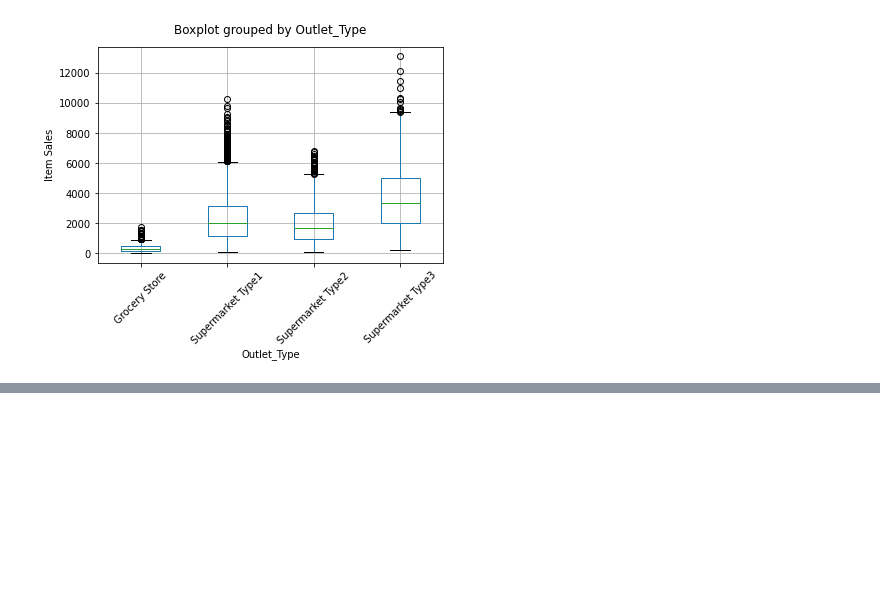
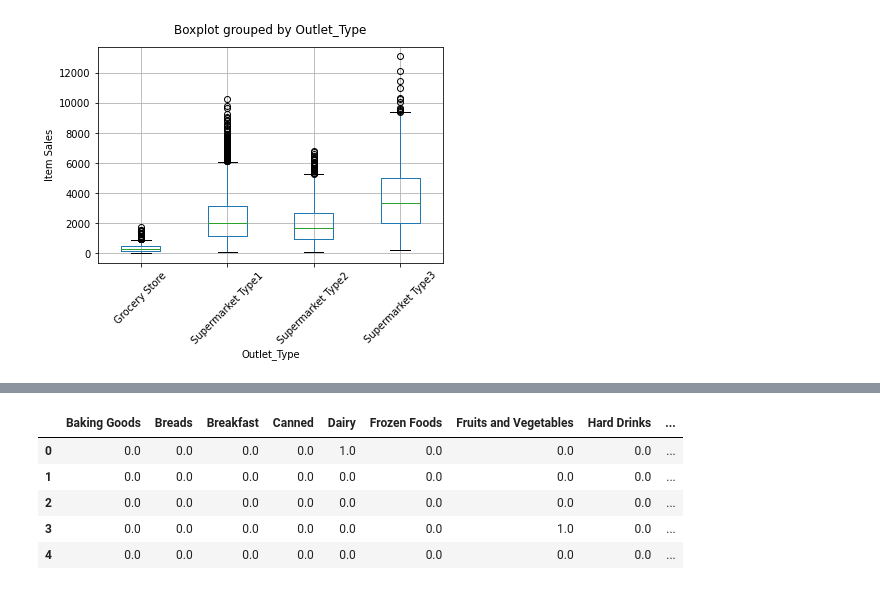
Before and after one commit to antonioalonsocr/food_sales_predictions, a Jupyter notebook: ItemSalesPrediction.ipynb, the cells around one changed output, grey strips where cells are left out. Cells and saved outputs as stored; diff of their text form; code cells hidden in the pictures; blank space fills up the shorter version.

```diff
--- a/ItemSalesPrediction.ipynb
+++ b/ItemSalesPrediction.ipynb
@@ -302,0 +384,36 @@ Text(0, 0.5, 'Item Sales')
+# %%
+fullX = pd.DataFrame(X_train_ohe, columns=['Baking Goods',
+                                       'Breads',
+                                       'Breakfast',
+                                       'Canned',
+                                       'Dairy',
+                                       'Frozen Foods',
+                                       'Fruits and Vegetables',
+                                       'Hard Drinks',
+                                       'Health and Hygiene',
+                                       'Household',
+                                       'Meat',
+                                       'Others',
+                                       'Seafood',
+                                       'Snack Foods',
+                                       'Soft Drinks',
+                                       'Starchy Foods',
+                                       'Grocery Store',
+                                       'Supermarket Type1',
+                                       'Supermarket Type2',
+                                       'Supermarket Type3'])
+
+fullX['Item_Weight'] = X['Item_Weight']
+fullX['Item_Visibility'] = X['Item_Visibility']
+fullX['Item_MRP'] = X['Item_MRP']
+fullX['Item_Fat_Content_Num'] = X['Item_Fat_Content_Num']
+
+fullX.head()
+# food_df['Item_Type'].value_counts()
+# %% [output]
+|  | Baking Goods | Breads | Breakfast | Canned | Dairy | Frozen Foods | Fruits and Vegetables | Hard Drinks | ... |
+| 0 | 0.0 | 0.0 | 0.0 | 0.0 | 1.0 | 0.0 | 0.0 | 0.0 | ... |
+| 1 | 0.0 | 0.0 | 0.0 | 0.0 | 0.0 | 0.0 | 0.0 | 0.0 | ... |
+| 2 | 0.0 | 0.0 | 0.0 | 0.0 | 0.0 | 0.0 | 0.0 | 0.0 | ... |
+| 3 | 0.0 | 0.0 | 0.0 | 0.0 | 0.0 | 0.0 | 1.0 | 0.0 | ... |
+| 4 | 0.0 | 0.0 | 0.0 | 0.0 | 0.0 | 0.0 | 0.0 | 0.0 | ... |
```
Also changed, not shown: parts of 22 cells of this notebook.
